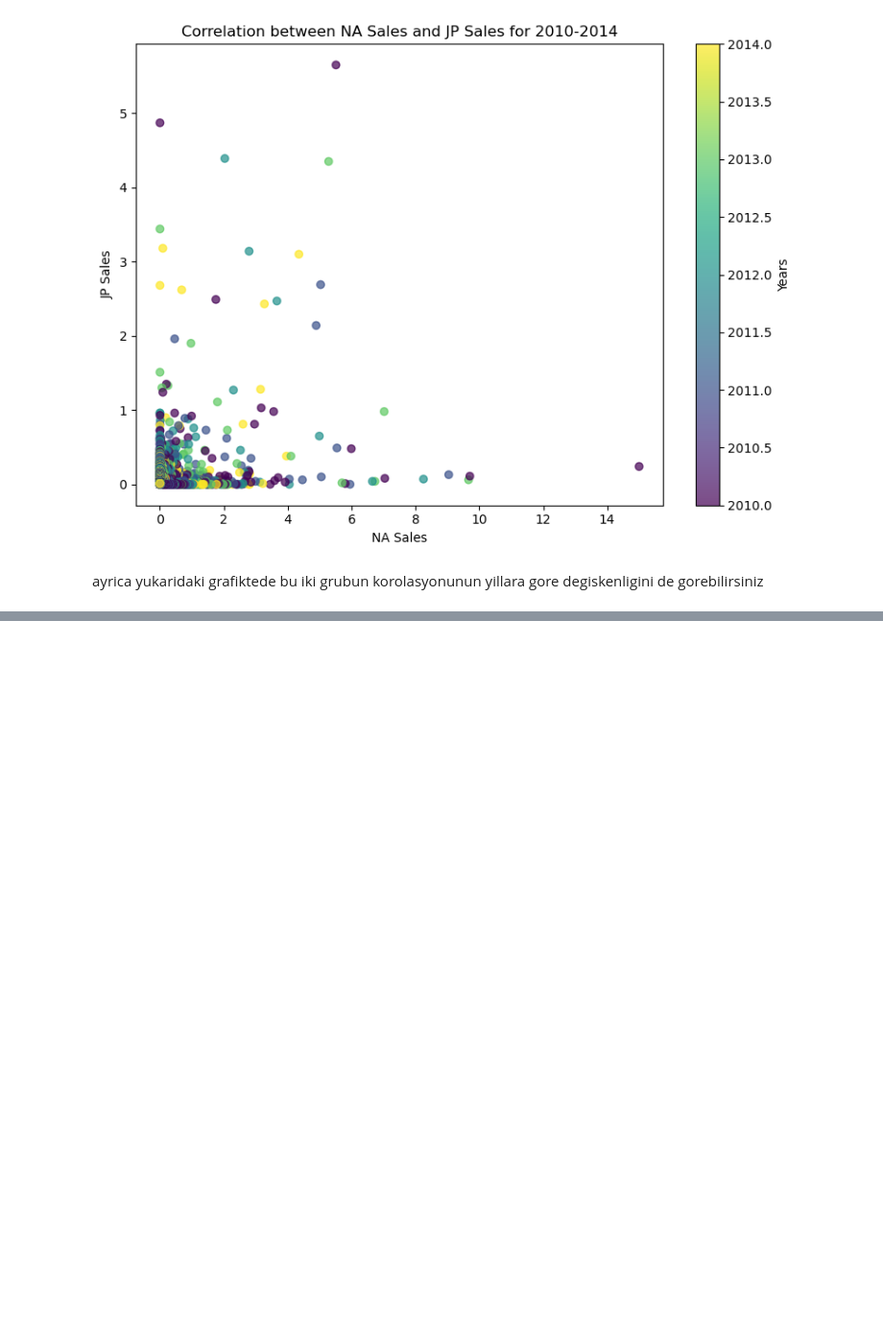
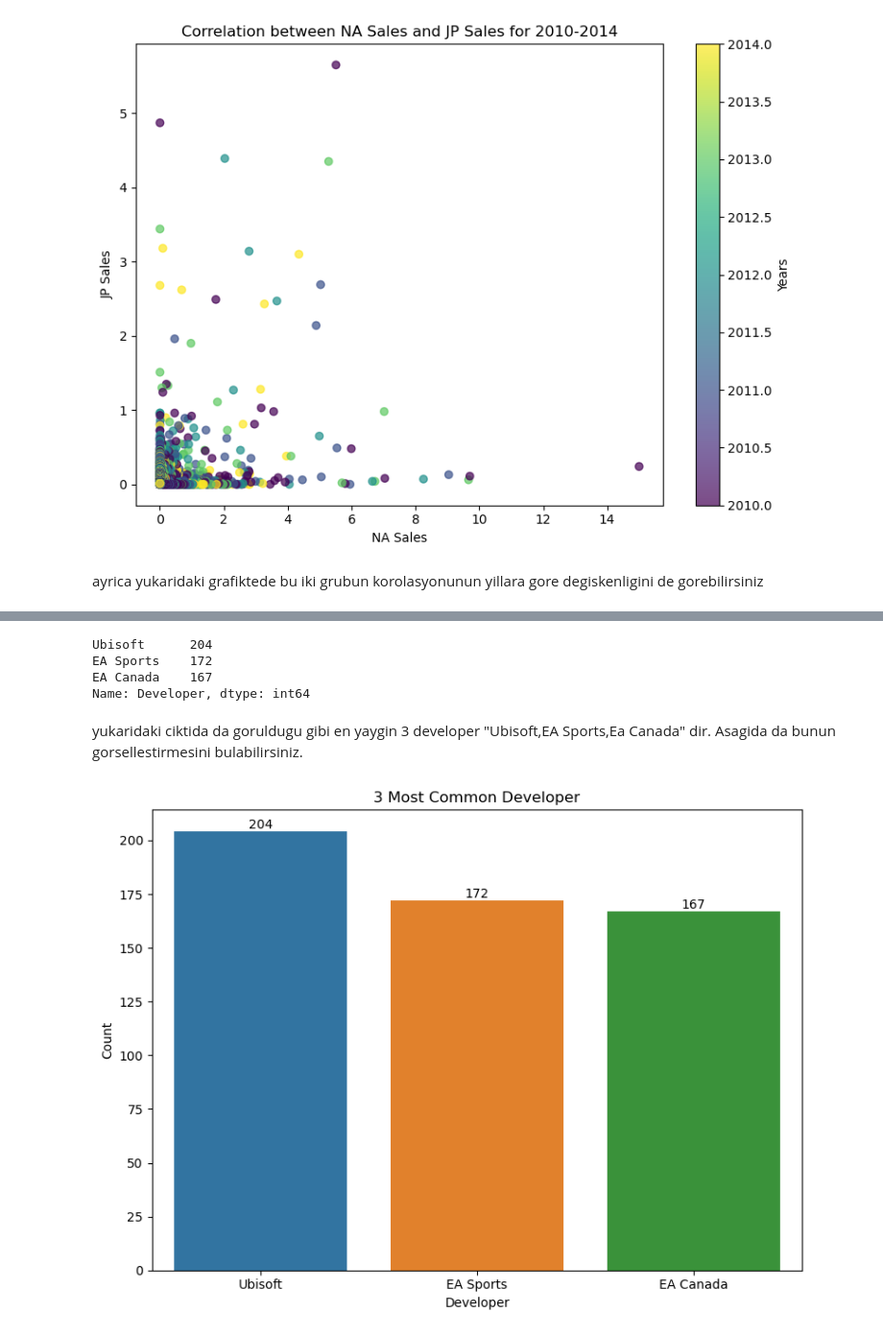
Before and after one commit to SertacBattal/HDIP_DDViz_CA1, a Jupyter notebook: SertacBattal_DVizHDip_CA1.ipynb, the cells around one changed output, grey strips where cells are left out. Shown at 96% size. Cells and saved outputs as stored; diff of their text form; code cells hidden in the pictures; blank space fills up the shorter version.

```diff
--- a/SertacBattal_DVizHDip_CA1.ipynb
+++ b/SertacBattal_DVizHDip_CA1.ipynb
@@ -137,0 +231,25 @@ ayrica yukaridaki grafiktede bu iki grubun korolasyonunun yillara gore degiskenl
+# %%
+most_3_developer = vgsales_df['Developer'].value_counts().head(3)
+print(most_3_developer)
+# %% [output]
+Ubisoft      204
+EA Sports    172
+EA Canada    167
+Name: Developer, dtype: int64
+# %% [markdown]
+yukaridaki ciktida da goruldugu gibi en yaygin 3 developer "Ubisoft,EA Sports,Ea Canada" dir.
+Asagida da bunun gorsellestirmesini bulabilirsiniz.
+# %%
+most_3_developer = vgsales_df['Developer'].value_counts().head(3).reset_index()
+
+plt.figure(figsize=(8, 6))
+ax = sns.barplot(x='index', y='Developer', data=most_3_developer, estimator="sum", errorbar=None)
+ax.bar_label(ax.containers[0], fontsize=10);
+plt.xlabel('Developer')
+plt.ylabel('Count')
+plt.title('3 Most Common Developer')
+plt.tight_layout()
+
+plt.show()
+# %% [output]
+[figure, added]
```
Also changed, not shown: parts of 14 cells of this notebook.
